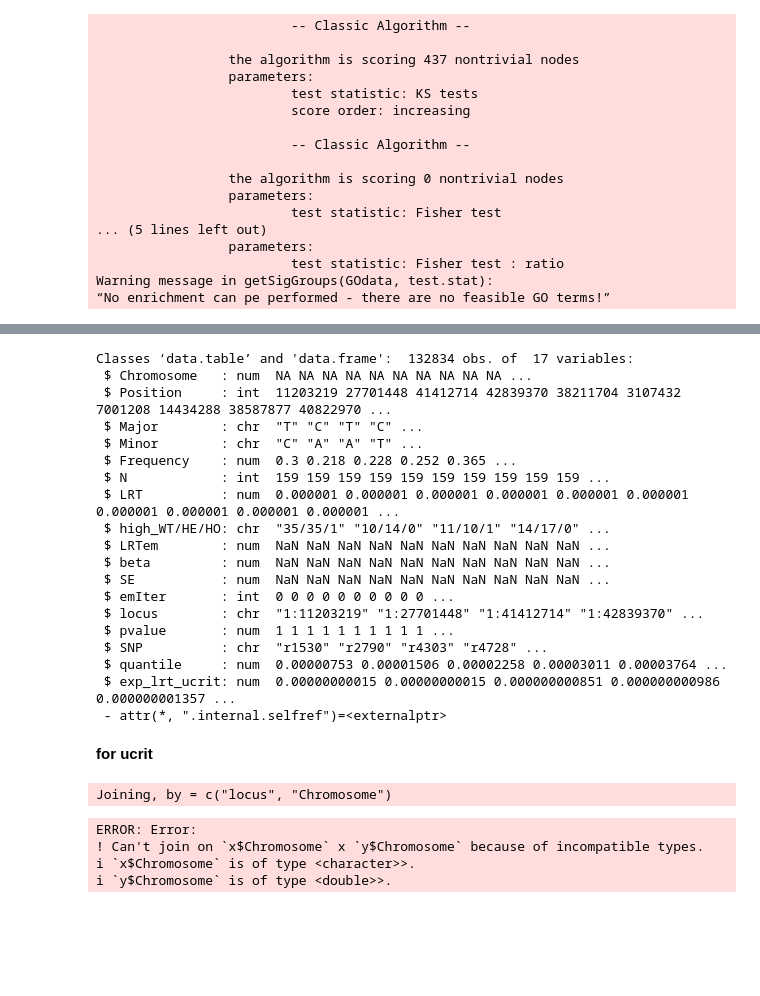
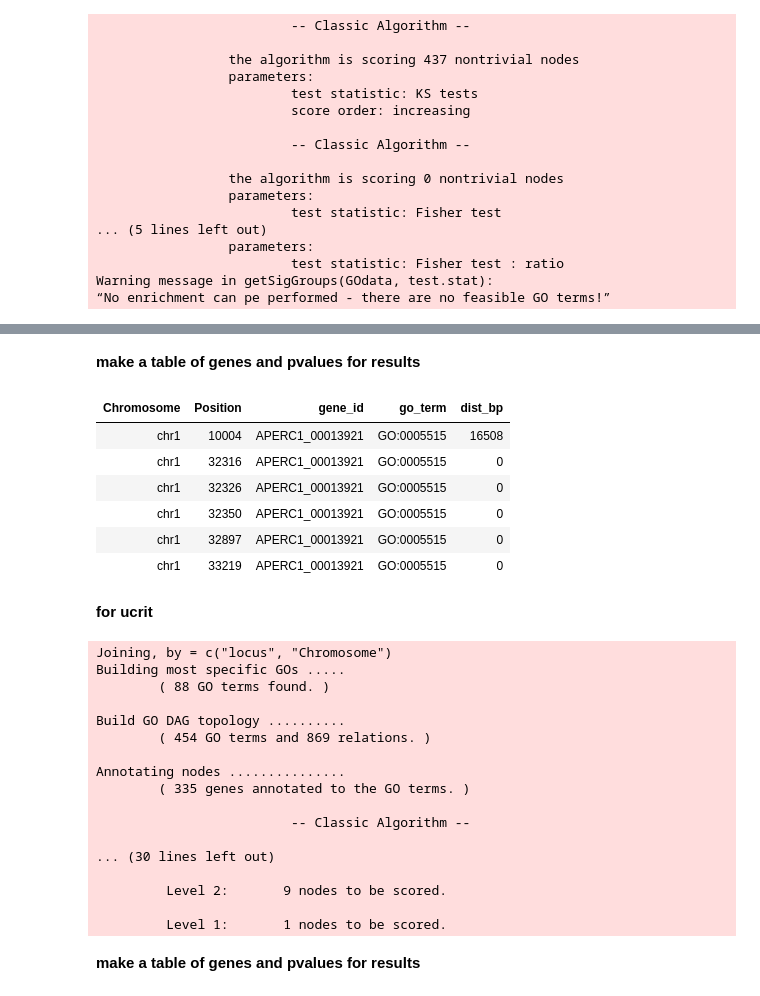
Before and after one commit to katcatalano/ClownfishGWAS, a Jupyter notebook: notebooks/plot_pcangsd_assoc.ipynb, the cells around one changed output, grey strips where cells are left out. Cells and saved outputs as stored; diff of their text form; code cells hidden in the pictures; blank space fills up the shorter version.

```diff
--- a/notebooks/plot_pcangsd_assoc.ipynb
+++ b/notebooks/plot_pcangsd_assoc.ipynb
@@ -741,25 +573,18 @@ Classes ‘data.table’ and 'data.frame':  132834 obs. of  17 variables:
-# %%
-str(lrt_filt_ucrit)
-# %% [output]
-Classes ‘data.table’ and 'data.frame':  132834 obs. of  17 variables:
- $ Chromosome   : num  NA NA NA NA NA NA NA NA NA NA ...
- $ Position     : int  11203219 27701448 41412714 42839370 38211704 3107432 7001208 14434288 38587877 40822970 ...
- $ Major        : chr  "T" "C" "T" "C" ...
- $ Minor        : chr  "C" "A" "A" "T" ...
- $ Frequency    : num  0.3 0.218 0.228 0.252 0.365 ...
- $ N            : int  159 159 159 159 159 159 159 159 159 159 ...
- $ LRT          : num  0.000001 0.000001 0.000001 0.000001 0.000001 0.000001 0.000001 0.000001 0.000001 0.000001 ...
- $ high_WT/HE/HO: chr  "35/35/1" "10/14/0" "11/10/1" "14/17/0" ...
- $ LRTem        : num  NaN NaN NaN NaN NaN NaN NaN NaN NaN NaN ...
- $ beta         : num  NaN NaN NaN NaN NaN NaN NaN NaN NaN NaN ...
- $ SE           : num  NaN NaN NaN NaN NaN NaN NaN NaN NaN NaN ...
- $ emIter       : int  0 0 0 0 0 0 0 0 0 0 ...
- $ locus        : chr  "1:11203219" "1:27701448" "1:41412714" "1:42839370" ...
- $ pvalue       : num  1 1 1 1 1 1 1 1 1 1 ...
- $ SNP          : chr  "r1530" "r2790" "r4303" "r4728" ...
- $ quantile     : num  0.00000753 0.00001506 0.00002258 0.00003011 0.00003764 ...
- $ exp_lrt_ucrit: num  0.00000000015 0.00000000015 0.000000000851 0.000000000986 0.000000001357 ...
- - attr(*, ".internal.selfref")=<externalptr>
+# %% [markdown]
+__make a table of genes and pvalues for results__
+# %%
+sl_gff_join <- split[, .(Chromosome=seqid, Position=start+50, gene_id=gsub("ID=", "", gene_id), go_term=gsub("Ontology_term=", "", go_term), dist_bp)]
+sl_gene_join <- candidate_sl_bh[,.(Chromosome =paste0("chr", Chromosome, ""), Position, Frequency, pvalue, locus)]
+sl_gene_ids <- (left_join(sl_gene_join, sl_gff_join))[!is.na(dist_bp)][, chrom_sig_0.05 := ifelse(locus %in% candidate_sl_chrom_bh$locus, "yes", "no")]
+#fwrite(sl_gene_ids, "/data/katrinac/APPC_sequencing/DNA/trimmed_reads/mapping/ensembl/genotypes/angsd/results/genes_table_BH_cutoff_sl.csv")
+# %% [output]
+| Chromosome | Position | gene_id | go_term | dist_bp |
+| chr1 | 10004 | APERC1_00013921 | GO:0005515 | 16508 |
+| chr1 | 32316 | APERC1_00013921 | GO:0005515 | 0 |
+| chr1 | 32326 | APERC1_00013921 | GO:0005515 | 0 |
+| chr1 | 32350 | APERC1_00013921 | GO:0005515 | 0 |
+| chr1 | 32897 | APERC1_00013921 | GO:0005515 | 0 |
+| chr1 | 33219 | APERC1_00013921 | GO:0005515 | 0 |
 # %% [markdown]
 __for ucrit__
 # %%
@@ -770,7 +595,7 @@ setnames(ucrit_nearest, gff_names)
 
 split <- ucrit_nearest[, c('gene_id', 'protein_family', 'go_term_dist'):= tstrsplit(attributes, ";")][, c('go_term', 'dist_bp'):= tstrsplit(go_term_dist, "|", fixed=T),by="gene_id"]
 
-ucrit_locus_lrt <- left_join(all_ucrit_bedops, lrt_filt_ucrit[pvalue>1, pvalue:=1])[, .(Chromosome, start, end, pvalue)]
+ucrit_locus_lrt <- left_join(all_ucrit_bedops, lrt_filt_ucrit[,Chromosome := paste0("chr", Chromosome, "")][pvalue>1, pvalue:=1])[, .(Chromosome, start, end, pvalue)]
 genes_score <- left_join(ucrit_locus_lrt, split[, .(seqid, start, feature_id)], by="start")[, .(feature_id, pvalue)][!is.na(feature_id)]
 genes_score <- unique(genes_score, by="feature_id")
 genes_score_vec <- genes_score[, setNames(pvalue, feature_id)]
@@ -787,6 +612,7 @@ resultKS <- getSigGroups(GOdata, test.stat)
 
 test.stat <- new("classicCount", testStatistic = GOFisherTest, name = "Fisher test")
 resultFisher <- getSigGroups(GOdata, test.stat)
+pValue.classic <- score(resultFisher)
 
 test.stat <- new("weightCount", testStatistic = GOFisherTest, name = "Fisher test", sigRatio = "ratio")
 resultWeight <- getSigGroups(GOdata, test.stat)
@@ -794,7 +620,19 @@ resultWeight <- getSigGroups(GOdata, test.stat)
 allRes <- GenTable(GOdata, classic = resultFisher, KS = resultKS, weight = resultWeight, orderBy = "classic", ranksOf = "classic", topNodes = 40)
 # %% [output]
 Joining, by = c("locus", "Chromosome")
+Building most specific GOs .....
+        ( 88 GO terms found. )
+
+Build GO DAG topology ..........
+        ( 454 GO terms and 869 relations. )
+
+Annotating nodes ...............
+        ( 335 genes annotated to the GO terms. )
+
+                         -- Classic Algorithm --
+
+... (30 lines left out)
+
+         Level 2:       9 nodes to be scored.
+
+         Level 1:       1 nodes to be scored.
-ERROR: Error:
-! Can't join on `x$Chromosome` x `y$Chromosome` because of incompatible types.
-ℹ `x$Chromosome` is of type <character>>.
-ℹ `y$Chromosome` is of type <double>>.
@@ -801,3 +642,5 @@ ERROR: Error:
 # %%
 fwrite(allRes, "/data/katrinac/APPC_sequencing/DNA/trimmed_reads/mapping/ensembl/genotypes/angsd/results/GO_table_null_cutoff_ucrit.csv")
+# %% [markdown]
+__make a table of genes and pvalues for results__
 # %%
```
Also changed, not shown: parts of 85 cells of this notebook.
